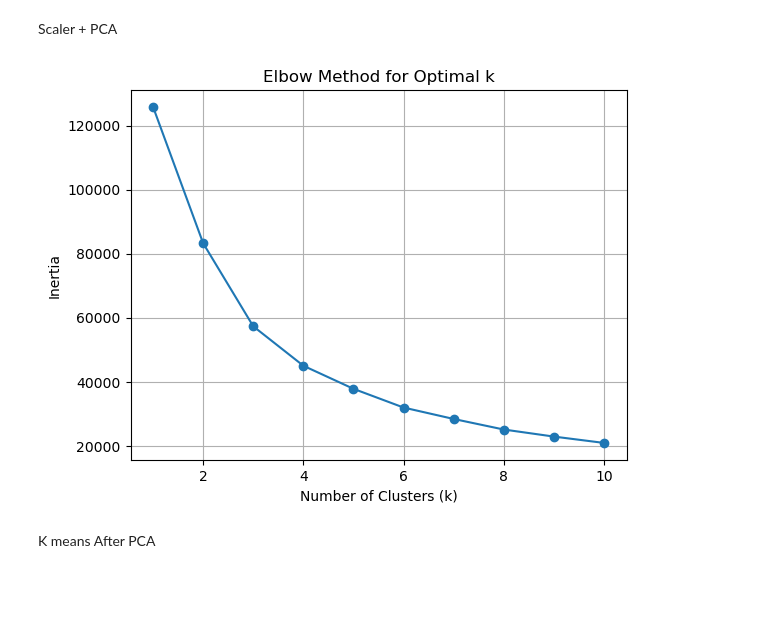
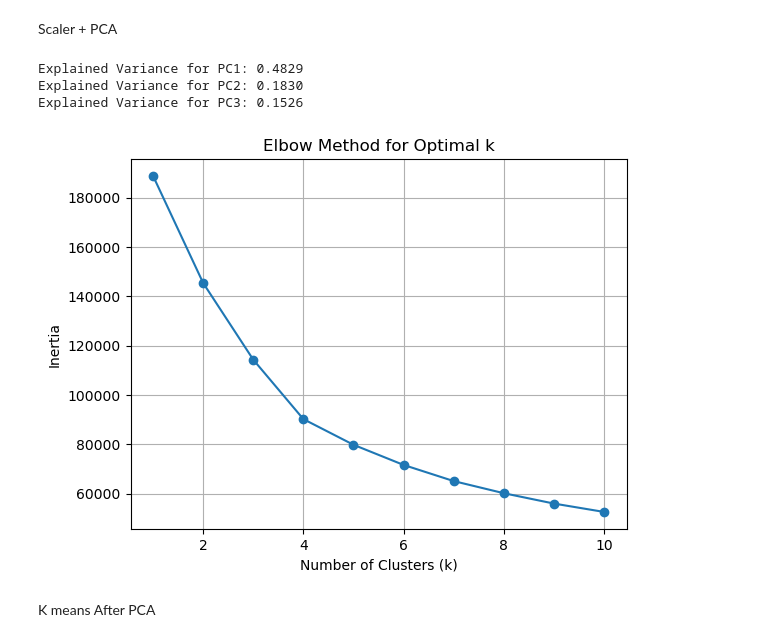
Before and after one commit to DriverBehaviour-FYP/Driver-Behaviour-Analysis, a Jupyter notebook: notebook/clustering/k-means.ipynb, the cells around one changed output. Saved outputs shown, nothing was run; the diff lists cells and outputs as text; code cells hidden in the pictures; blank space fills up the shorter version.

```diff
--- a/notebook/clustering/k-means.ipynb
+++ b/notebook/clustering/k-means.ipynb
@@ -72,7 +72,7 @@ def bim_mean_smoothing(df,columns,data_per_bin):
 
     return df
 # %%
-columns_used = [ 'elevation_p', 'elevation_n', 'ele_X_speed_acc_p', 'ele_X_speed_acc_n', 'average_acceleration', 'average_deacceleration', 'std_acc_dacc', 'stop_count', 'average_speed', 'max_speed', 'speed_variation']
+columns_used = ['ele_X_speed_acc_p', 'ele_X_speed_acc_n', 'average_acceleration', 'average_deacceleration', 'std_acc_dacc', 'average_speed', 'max_speed', 'speed_variation']
 data = data.dropna(subset=columns_used)
 # elbow_method(data,['elevation_p', 'elevation_n', 'ele_X_speed_acc_p', 'ele_X_speed_acc_n', 'average_acceleration', 'average_deacceleration', 'std_acc_dacc', 'stop_count', 'average_speed', 'max_speed', 'speed_variation'])
 # %% [markdown]
@@ -117,33 +120,56 @@ Scaler + PCA
 # %%
 import pandas as pd
 from sklearn.cluster import KMeans
 from sklearn.preprocessing import StandardScaler
 import matplotlib.pyplot as plt
 from sklearn.decomposition import PCA
+import numpy as np
 
 data = data.dropna(subset=columns_used)
 pca_data = data.copy()
 # Select the features for clustering
 X = data[columns_used]
 
 # Standardize the data (important for K-Means)
 scaler = StandardScaler()
 X_scaled = scaler.fit_transform(X)
 X_scaled_df = pd.DataFrame(data=X_scaled, columns=columns_used)
 # Apply PCA to reduce dimensionality
-pca = PCA(n_components=2)  # Set the number of components as needed
+pca = PCA(n_components=3)  # Set the number of components as needed
 principal_components = pca.fit_transform(X_scaled)
 
-# principal_df = pd.DataFrame(data=principal_components, columns=['PC1', 'PC2','PC3', 'PC4','PC5'])
-principal_df = pd.DataFrame(data=principal_components, columns=['PC1', 'PC2'])
+# Explained variance ratio
+explained_variance_ratio = pca.explained_variance_ratio_
+
+# Print the explained variance ratio for each principal component
+for i, ratio in enumerate(explained_variance_ratio, start=1):
+    print(f"Explained Variance for PC{i}: {ratio:.4f}")
+
+# Plot the cumulative explained variance
+# cumulative_explained_variance = np.cumsum(explained_variance_ratio)
+# print(cumulative_explained_variance)
+# plt.plot(range(1, len(cumulative_explained_variance) + 1), cumulative_explained_variance, marker='o')
+# plt.xlabel('Number of Principal Components')
+# plt.ylabel('Cumulative Explained Variance')
+# plt.title('Cumulative Explained Variance for Principal Components')
+# plt.show()
+
+
+# principal_df = pd.DataFrame(data=principal_components, columns=['PC1', 'PC2','PC3', 'PC4'])
+principal_df = pd.DataFrame(data=principal_components, columns=['PC1', 'PC2','PC3'])
 
 pca_data['PC1'] = principal_df['PC1']
 pca_data['PC2'] = principal_df['PC2']
+pca_data['PC3'] = principal_df['PC3']
+# pca_data['PC4'] = principal_df['PC4']
 
-elbow_method(principal_df,['PC1', 'PC2'])
+elbow_method(principal_df,['PC1', 'PC2','PC3'])
 # X_scaled_df
 # %% [output]
+Explained Variance for PC1: 0.4829
+Explained Variance for PC2: 0.1830
+Explained Variance for PC3: 0.1526
-[figure, old version]
+[figure, new version]
 # %% [markdown]
 K means After PCA
 # %%
```
Also changed, not shown: parts of 9 cells of this notebook, 2 other files.
